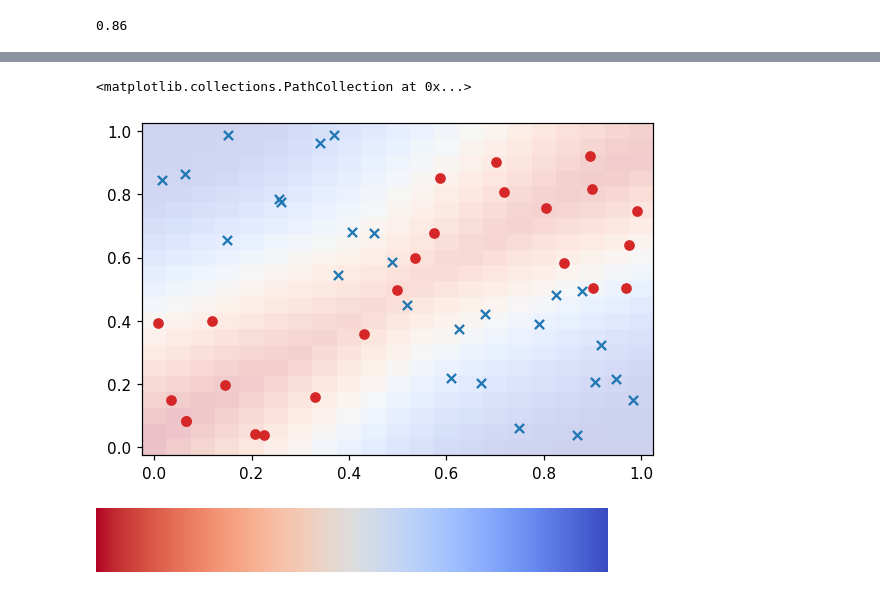
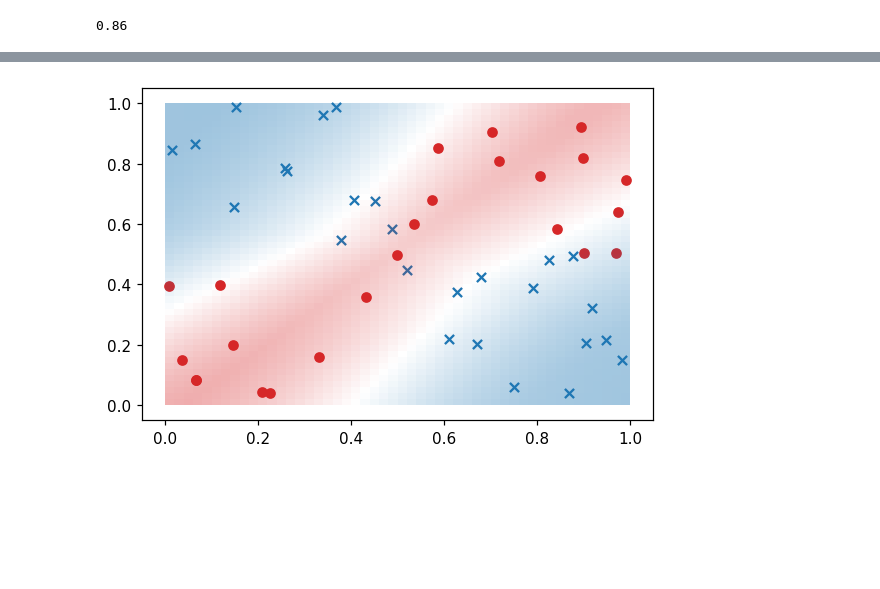
Before and after one commit to lmalms/minitorch, a Jupyter notebook: notebooks/training - classification - xor.ipynb, the cells around one changed output, grey strips where cells are left out. Saved outputs shown, nothing was run; the diff lists cells and outputs as text; code cells hidden in the pictures; blank space fills up the shorter version.

Commit message:
visualising XOR predictions

```diff
--- a/notebooks/training - classification - xor.ipynb
+++ b/notebooks/training - classification - xor.ipynb
@@ -143,21 +115,0 @@ array([[ 1.99724352, -0.8137693 , -1.7492228 , -1.69280025, -1.07443073],
-# %%
-x1_positions = list(np.linspace(0, 1.0, 21))
-x2_positions = list(np.linspace(0, 1.0, 21))
-
-Y = np.zeros(shape=(21, 21))
-
-for i, x1 in enumerate(x1_positions):
-    X = [[x1, x2] for x2 in x2_positions]
-    y_hat = network.forward(X)
-    y_hat = [[s.sigmoid().data for s in sample] for sample in y_hat]
-    Y[:, i] = np.array(y_hat).flatten()
-
-
-# Visualising predictions
-fig, ax = plt.subplots(1, 1, dpi=110)
-ax.pcolormesh(x1_positions, x2_positions, Y, cmap="coolwarm_r", alpha=0.25)
-ax.scatter(list(x1_pos), list(x2_pos), marker="x", c="tab:blue")
-ax.scatter(list(x1_neg), list(x2_neg), marker="o", c="tab:red")
-# %% [output]
-<matplotlib.collections.PathCollection at 0x...>
-[figure, removed]
@@ -168,4 +115,0 @@ from matplotlib import colormaps
-# %%
-colormaps["coolwarm_r"]
-# %% [output]
-[figure, removed]
@@ -215,0 +116,37 @@ fig.tight_layout();
+# %%
+# Visualising predictions
+fig, ax = plt.subplots(1, 1, dpi=110)
+# ax.pcolormesh(x1_positions, x2_positions, Y, cmap="coolwarm_r", alpha=0.25)
+ax.scatter(list(x1_pos), list(x2_pos), marker="x", c="tab:blue")
+ax.scatter(list(x1_neg), list(x2_neg), marker="o", c="tab:red")
+
+n_steps = 51
+
+x1_positions = list(np.linspace(0, 1.0, n_steps))
+x2_positions = list(np.linspace(0, 1.0, n_steps))
+
+Y = np.zeros(shape=(n_steps, n_steps))
+
+for i, x1 in enumerate(x1_positions):
+    X = [[x1, x2] for x2 in x2_positions]
+    y_hat = network.forward(X)
+    y_hat = [[s.sigmoid().data for s in sample] for sample in y_hat]
+    Y[:, i] = np.array(y_hat).flatten()
+
+
+
+
+# Plot rectangles
+for i, (x1_lower, x1_upper) in enumerate(zip(x1_positions, x1_positions[1:])):
+    for j, (x2_lower, x2_upper) in enumerate(zip(x2_positions, x2_positions[1:])):
+        rect = Rectangle(
+            (x1_lower, x2_lower),
+            (x1_upper - x1_lower),
+            (x2_upper - x2_lower),
+            color="tab:blue" if Y[i, j] >= 0.5 else "tab:red",
+            alpha=(Y[i, j] - 0.5) if Y[i, j] >= 0.5 else (0.5 - Y[i, j]),
+            lw=0.0
+        )
+        ax.add_patch(rect)
+# %% [output]
+[figure, added]
```
Also changed, not shown: parts of 6 cells of this notebook, 1 other file.
